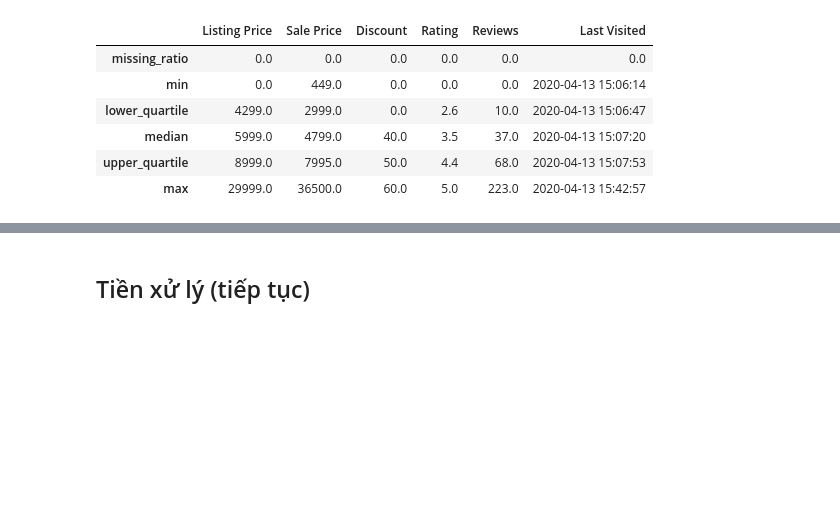
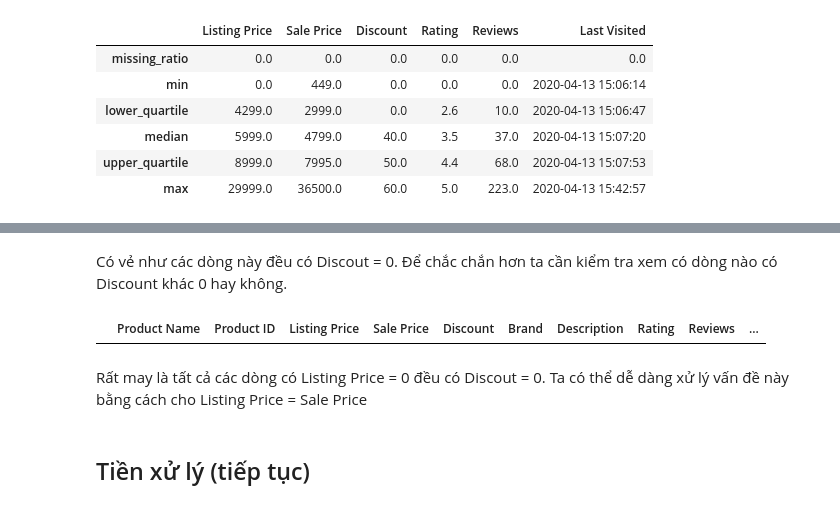
Before and after one commit to tvadiep/Sale-Analysis, a Jupyter notebook: SalesAnalysis.ipynb, the cells around one changed output, grey strips where cells are left out. Saved outputs shown, nothing was run; the diff lists cells and outputs as text; code cells hidden in the pictures; blank space fills up the shorter version.

```diff
--- a/SalesAnalysis.ipynb
+++ b/SalesAnalysis.ipynb
@@ -152,3 +171,11 @@ Listing Price là giá niêm yết nhưng lại có giá trị bằng 0. Điều
+# %% [markdown]
+Có vẻ như các dòng này đều có Discout = 0. Để chắc chắn hơn ta cần kiểm tra xem có dòng nào có Discount khác 0 hay không.
+# %%
+df[(df['Listing Price']==0)&(df['Discount']!=0)]
+# %% [output]
+|  | Product Name | Product ID | Listing Price | Sale Price | Discount | Brand | Description | Rating | Reviews | ... |
+# %% [markdown]
+Rất may là tất cả các dòng có Listing Price = 0 đều có Discout = 0. Ta có thể dễ dàng xử lý vấn đề này bằng cách cho Listing Price = Sale Price
 # %% [markdown]
 ## Tiền xử lý (tiếp tục)
 # %% [markdown]
```
Also changed, not shown: parts of 32 cells of this notebook.
